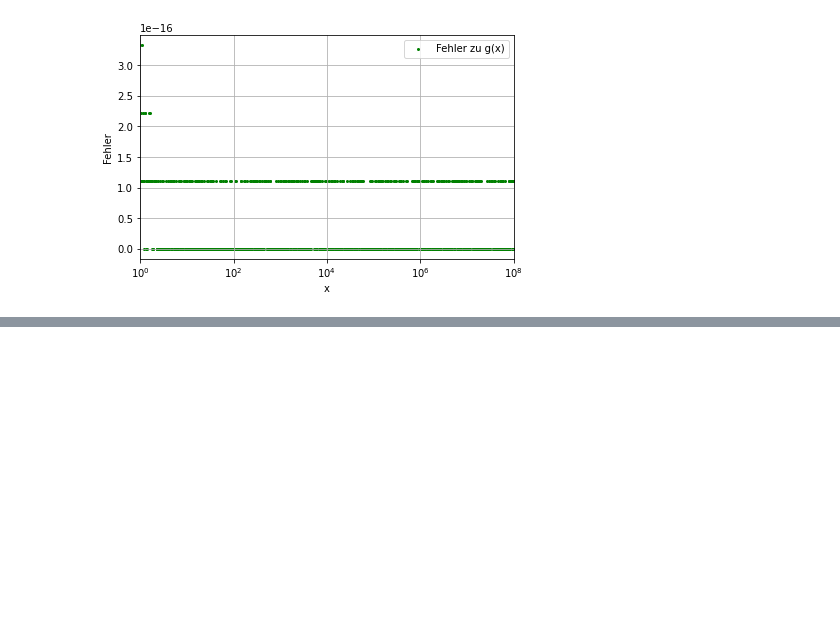
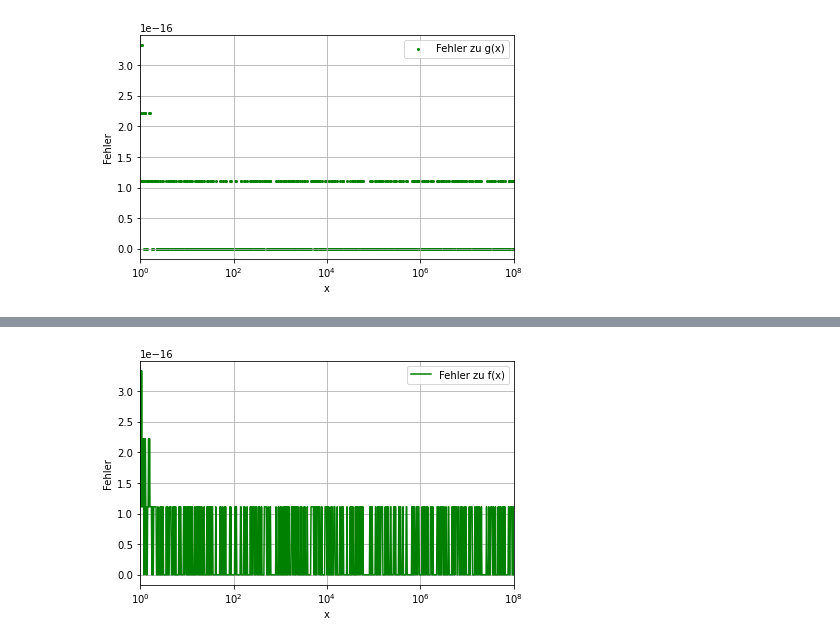
Before and after one commit to JonasOllesch/UniStuff, a Jupyter notebook: SMD A/sheet1/sheet1.ipynb, the cells around one changed output, grey strips where cells are left out. Saved outputs shown, nothing was run; the diff lists cells and outputs as text; code cells hidden in the pictures; blank space fills up the shorter version.

```diff
--- a/SMD A/sheet1/sheet1.ipynb
+++ b/SMD A/sheet1/sheet1.ipynb
@@ -91,17 +91,17 @@ Fehler  0.010416687
 g(x) ist numerisch stabil.
 # %%
 x_64  = np.logspace(0,100,10000, dtype='float64')
-tmp_64 = abs(2/3-f(x_64))
+fehler_f_64 = abs(2/3-f(x_64))
 writeW(None, " Fehler von f(x) 64 ")
 for i in range(0,10000):
     writeW(x_64[i], " x - Wert  ")
-    writeW(tmp_64[i],"  Fehler  ")
+    writeW(fehler_f_64[i],"  Fehler  ")
 
-tmp2_64 = abs(2/3-g(x))
+fehler_g_64 = abs(2/3-g(x))
 writeW(None, " Fehler von g(x) 64")
 for i in range(0,10000):
     writeW(x_64[i], " x - Wert  ")
-    writeW(tmp2_64[i],"  Fehler  ")
+    writeW(fehler_g_64[i],"  Fehler  ")
 # %% [markdown]
 x - Wert  41731.31271082112 ist der erste Wert bei dem der Fehler über 1% liegt. Der Exakte Wert ist 0.01041666666666663.
 
@@ -138,0 +186,15 @@ plt.show()
+# %%
+plt.plot(x_64, fehler_g_64, c='green',label='Fehler zu f(x)')
+
+plt.xlabel('x')
+plt.ylabel('Fehler')
+plt.tight_layout()
+plt.legend()
+plt.grid()
+plt.xscale('log')
+plt.xlim(1,10**8)
+#plt.savefig('Graph_a.pdf')
+#plt.clf()
+plt.show()
+# %% [output]
+[figure, added]
```
Also changed, not shown: parts of 6 cells of this notebook, 1 other file.
